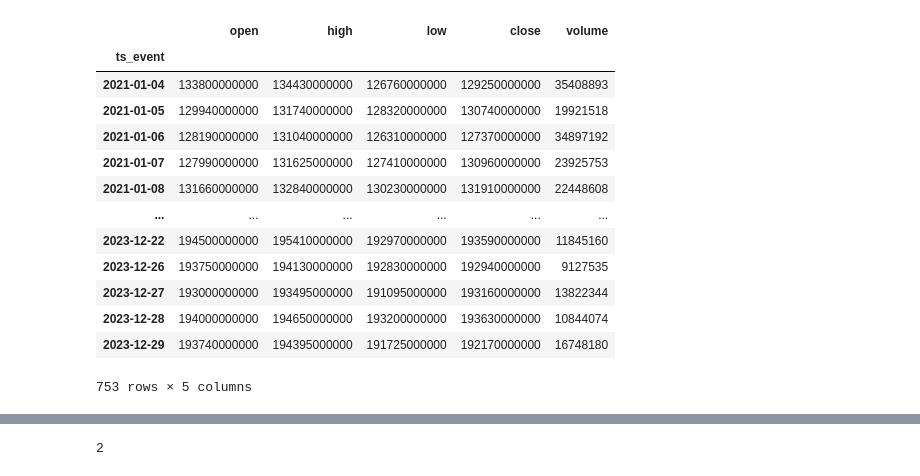
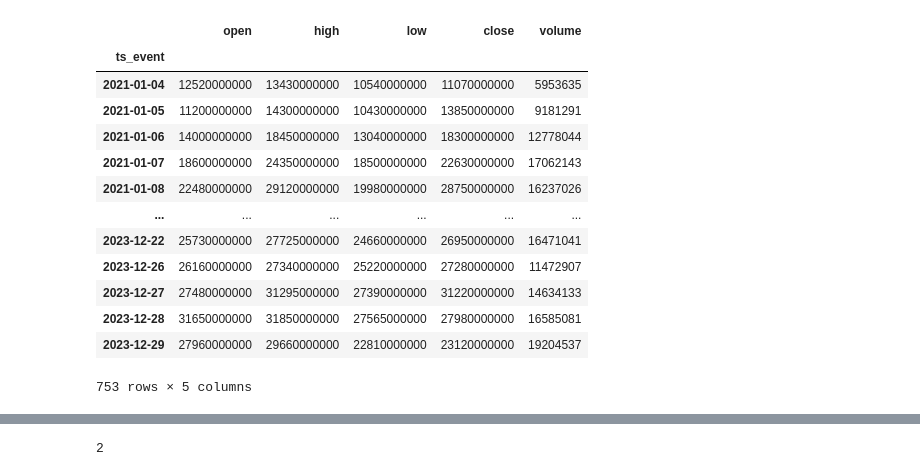
Before and after one commit to paulfav/ts_forecasting, a Jupyter notebook: ARMA_ARRIMA.ipynb, the cells around one changed output, grey strips where cells are left out. Drawn from its saved outputs; the diff is of its cells as text; code cells hidden in the pictures.

```diff
--- a/ARMA_ARRIMA.ipynb
+++ b/ARMA_ARRIMA.ipynb
@@ -1,35 +1,35 @@
 # %%
 import yfinance as yf
 import pandas as pd
 from datetime import datetime, timedelta
 import statsmodels.api as sm
 import pandas as pd
 
 tickerSymbol = 'SPY'
 
-data = pd.read_csv("data_stocks/AAPL.csv")
+data = pd.read_csv("data_stocks/MARA.csv")
 
 data.index = pd.to_datetime(data["ts_event"])
 data.drop(columns = "ts_event", inplace=True)
 
 #### un an
 data = data[(data.index >=  "2021-01-01") & (data.index <  "2024-01-01")]
 
 display(data)
 # %% [output]
 |  | open | high | low | close | volume |
 | ts_event |  |  |  |  |  |
-| 2021-01-04 | 133800000000 | 134430000000 | 126760000000 | 129250000000 | 35408893 |
-| 2021-01-05 | 129940000000 | 131740000000 | 128320000000 | 130740000000 | 19921518 |
-| 2021-01-06 | 128190000000 | 131040000000 | 126310000000 | 127370000000 | 34897192 |
-| 2021-01-07 | 127990000000 | 131625000000 | 127410000000 | 130960000000 | 23925753 |
-| 2021-01-08 | 131660000000 | 132840000000 | 130230000000 | 131910000000 | 22448608 |
+| 2021-01-04 | 12520000000 | 13430000000 | 10540000000 | 11070000000 | 5953635 |
+| 2021-01-05 | 11200000000 | 14300000000 | 10430000000 | 13850000000 | 9181291 |
+| 2021-01-06 | 14000000000 | 18450000000 | 13040000000 | 18300000000 | 12778044 |
+| 2021-01-07 | 18600000000 | 24350000000 | 18500000000 | 22630000000 | 17062143 |
+| 2021-01-08 | 22480000000 | 29120000000 | 19980000000 | 28750000000 | 16237026 |
 | ... | ... | ... | ... | ... | ... |
-| 2023-12-22 | 194500000000 | 195410000000 | 192970000000 | 193590000000 | 11845160 |
-| 2023-12-26 | 193750000000 | 194130000000 | 192830000000 | 192940000000 | 9127535 |
-| 2023-12-27 | 193000000000 | 193495000000 | 191095000000 | 193160000000 | 13822344 |
-| 2023-12-28 | 194000000000 | 194650000000 | 193200000000 | 193630000000 | 10844074 |
-| 2023-12-29 | 193740000000 | 194395000000 | 191725000000 | 192170000000 | 16748180 |
+| 2023-12-22 | 25730000000 | 27725000000 | 24660000000 | 26950000000 | 16471041 |
+| 2023-12-26 | 26160000000 | 27340000000 | 25220000000 | 27280000000 | 11472907 |
+| 2023-12-27 | 27480000000 | 31295000000 | 27390000000 | 31220000000 | 14634133 |
+| 2023-12-28 | 31650000000 | 31850000000 | 27565000000 | 27980000000 | 16585081 |
+| 2023-12-29 | 27960000000 | 29660000000 | 22810000000 | 23120000000 | 19204537 |
 753 rows × 5 columns
 # %%
 import matplotlib.pyplot as plt
```
Also changed, not shown: parts of 4 cells of this notebook, 1 other file.
